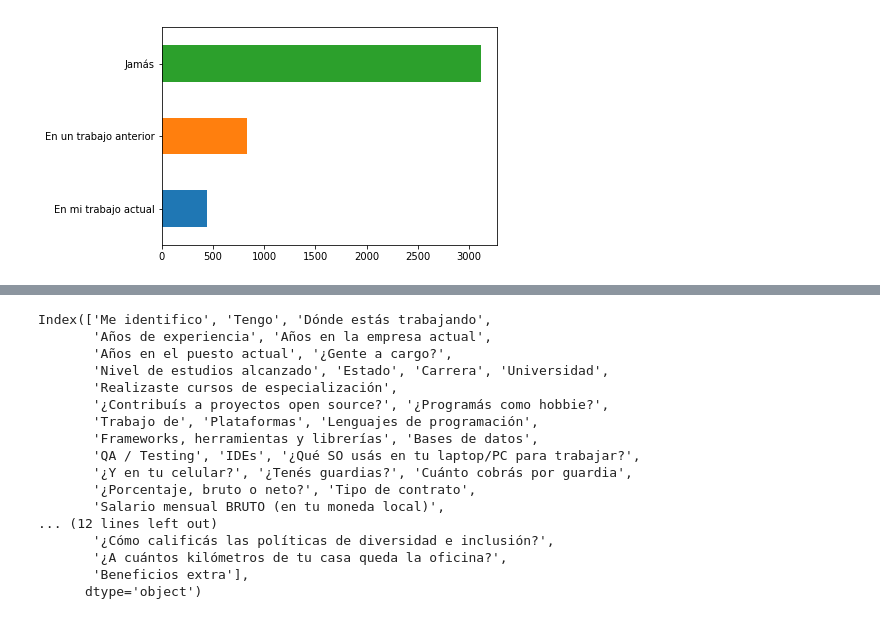
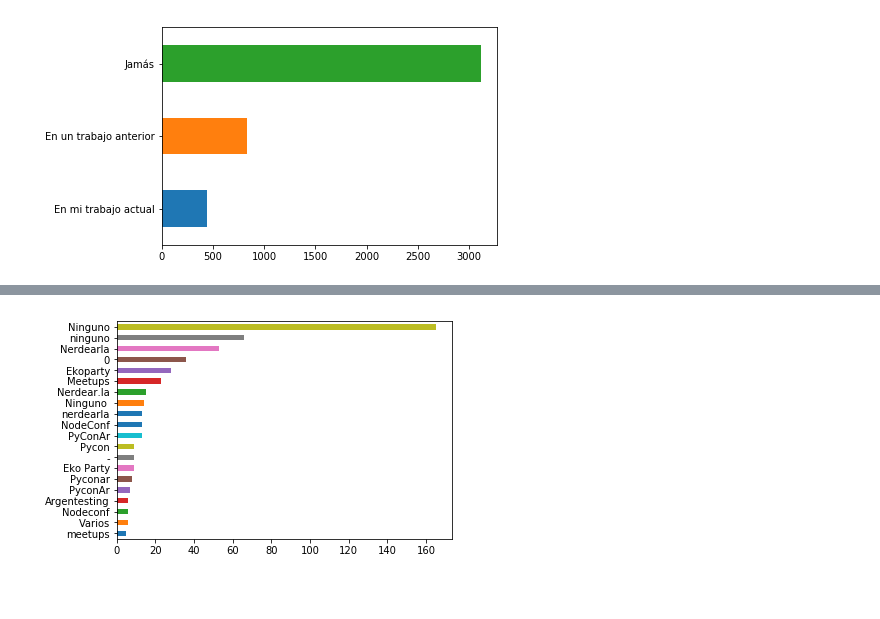
Before and after one commit to seppo0010/sysarmy-sueldos-2019.1, a Jupyter notebook: notebook/Sysarmy - Predicción de sueldos - 2019.1.ipynb, the cells around one changed output, grey strips where cells are left out. Saved outputs shown, nothing was run; the diff lists cells and outputs as text; code cells hidden in the pictures; blank space fills up the shorter version.

Commit message:
More 2019 charts relating features with salary

```diff
--- a/notebook/Sysarmy - Predicción de sueldos - 2019.1.ipynb
+++ b/notebook/Sysarmy - Predicción de sueldos - 2019.1.ipynb
@@ -430,20 +430,4 @@ df[~df['¿Tenés algún tipo de discapacidad?'].isna()]['¿Sentís que esto te d
-# %%
-df.columns
-# %% [output]
-Index(['Me identifico', 'Tengo', 'Dónde estás trabajando',
-       'Años de experiencia', 'Años en la empresa actual',
-       'Años en el puesto actual', '¿Gente a cargo?',
-       'Nivel de estudios alcanzado', 'Estado', 'Carrera', 'Universidad',
-       'Realizaste cursos de especialización',
-       '¿Contribuís a proyectos open source?', '¿Programás como hobbie?',
-       'Trabajo de', 'Plataformas', 'Lenguajes de programación',
-       'Frameworks, herramientas y librerías', 'Bases de datos',
-       'QA / Testing', 'IDEs', '¿Qué SO usás en tu laptop/PC para trabajar?',
-       '¿Y en tu celular?', '¿Tenés guardias?', 'Cuánto cobrás por guardia',
-       '¿Porcentaje, bruto o neto?', 'Tipo de contrato',
-       'Salario mensual BRUTO (en tu moneda local)',
-... (12 lines left out)
-       '¿Cómo calificás las políticas de diversidad e inclusión?',
-       '¿A cuántos kilómetros de tu casa queda la oficina?',
-       'Beneficios extra'],
-      dtype='object')
+# %%
+df['¿A qué eventos de tecnología asististe en el último año?'].value_counts(sort=True, ascending=True).tail(20).plot.barh();
+# %% [output]
+[figure, added]
```
Also changed, not shown: parts of 51 cells of this notebook.
